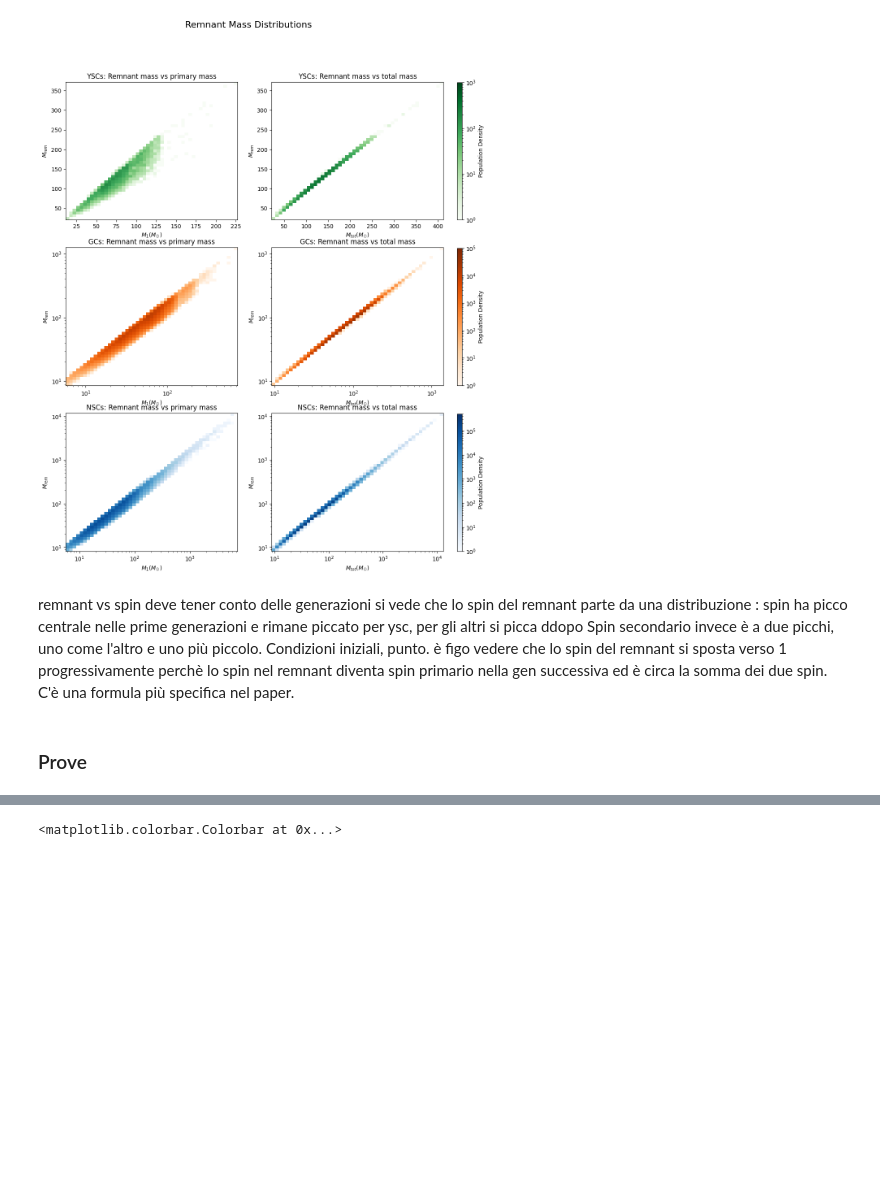
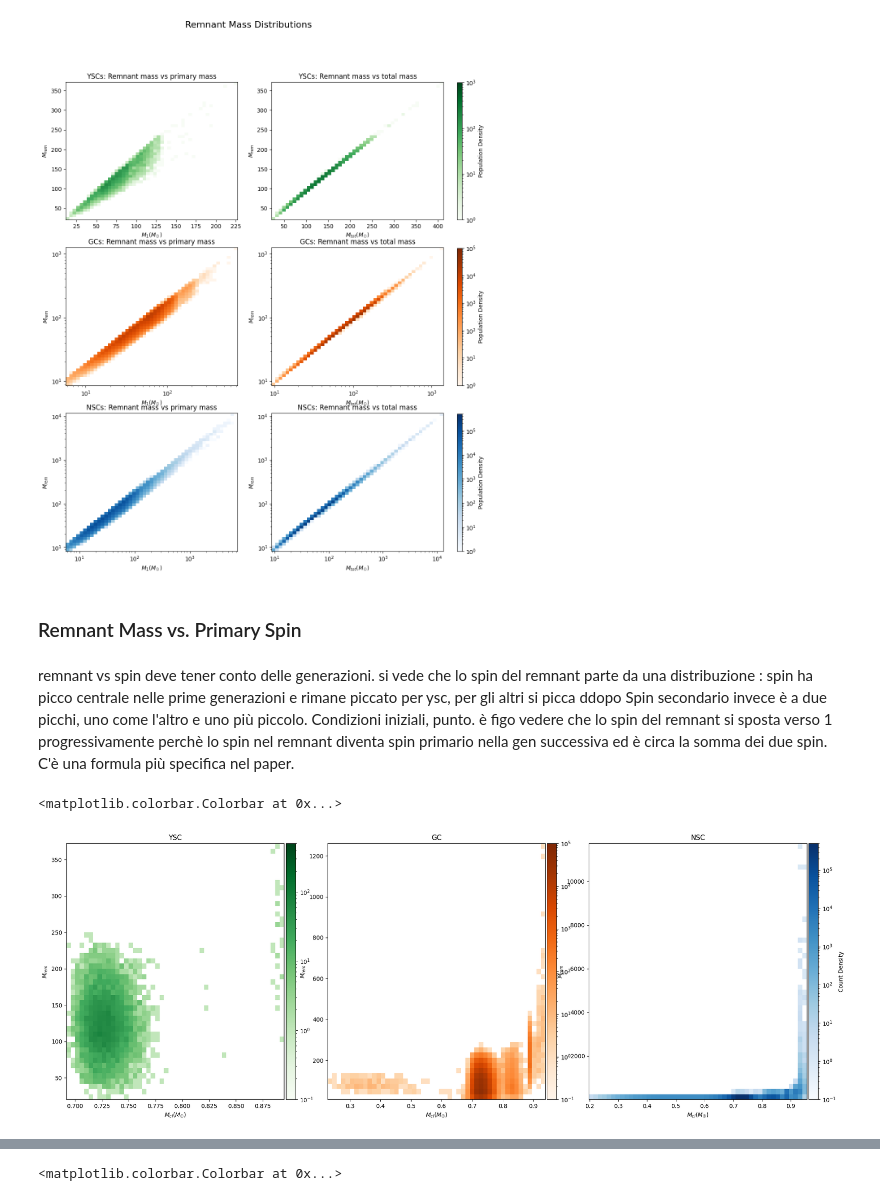
Before and after one commit to BelliLuigi/Hierarchical-mergers-of-black-holes, a Jupyter notebook: pr-marghe.ipynb, the cells around one changed output, grey strips where cells are left out. Saved outputs shown, nothing was run; the diff lists cells and outputs as text; code cells hidden in the pictures; blank space fills up the shorter version.

Commit message:
added some plots. Code is tidy now.

```diff
--- a/pr-marghe.ipynb
+++ b/pr-marghe.ipynb
@@ -372,9 +291,35 @@ fig.colorbar(hist2[3], cax=cbar_ax, ax=ax[2,1],label='Population Density')
 # %% [output]
 <matplotlib.colorbar.Colorbar at 0x...>
 [figure]
+# %% [markdown]
+### Remnant Mass vs. Primary Spin
 # %% [markdown]
-remnant vs spin deve tener conto delle generazioni
+remnant vs spin deve tener conto delle generazioni.
 si vede che lo spin del remnant parte da una distribuzione : spin ha picco centrale nelle prime generazioni e rimane piccato per ysc, per gli altri si picca ddopo
 Spin secondario invece è a due picchi, uno come l'altro e uno più piccolo. Condizioni iniziali, punto. è figo vedere che lo spin del remnant si sposta verso 1 progressivamente perchè lo spin nel remnant diventa spin primario nella gen successiva ed è circa la somma dei due spin. C'è una formula più specifica nel paper.
-# %% [markdown]
-### Prove
+# %%
+fig,ax=plt.subplots(1,3,figsize=(23,8))
+#ax.set_title("Mcluster vs. Mrem", fontsize=16)
+plt.sca(ax[0])
+
+hist_ysc=hist2dgraph(data_ysc.S1,data_ysc.Mrem,50,50,'YSC',u'$M_{cl} (M_\u2609)$', u'$M_{rem}$', 0.1, 5e2,cmap='Greens')
+#plt.ylim(7e0,2e4)
+#plt.xlim(8e0,1e4)
+cbar_ax = fig.add_axes([0.355, 0.11, 0.01, 0.77])  # Adjust position [left, bottom, width, height]
+fig.colorbar(hist_ysc[3], cax=cbar_ax, ax=ax[0])
+plt.sca(ax[1])
+hist_gc=hist2dgraph(data_gc.S1,data_gc.Mrem,50,50,'GC',u'$M_{cl} (M_\u2609)$', u'$M_{rem}$', 0.1, 1e5,cmap='Oranges')
+#plt.ylim(7e0,2e4)
+#plt.xlim(8e0,1e4)
+cbar_ax = fig.add_axes([0.628, 0.11, 0.01, 0.77])  # Adjust position [left, bottom, width, height]
+fig.colorbar(hist_gc[3], cax=cbar_ax, ax=ax[1])
+plt.sca(ax[2])
+hist_nsc=hist2dgraph(data_nsc.S1,data_nsc.Mrem,50,50,'NSC',u'$M_{cl} (M_\u2609)$', u'$M_{rem}$', 0.1, 5e5)
+#plt.ylim(8e0,2e4)
+#plt.xlim(6e0,1e4)
+cbar_ax = fig.add_axes([0.902, 0.11, 0.01, 0.77])  # Adjust position [left, bottom, width, height]
+
+fig.colorbar(hist_nsc[3], cax=cbar_ax,ax=ax[2], label="Count Density")
+# %% [output]
+<matplotlib.colorbar.Colorbar at 0x...>
+[figure, added]
```
Also changed, not shown: parts of 13 cells of this notebook.
